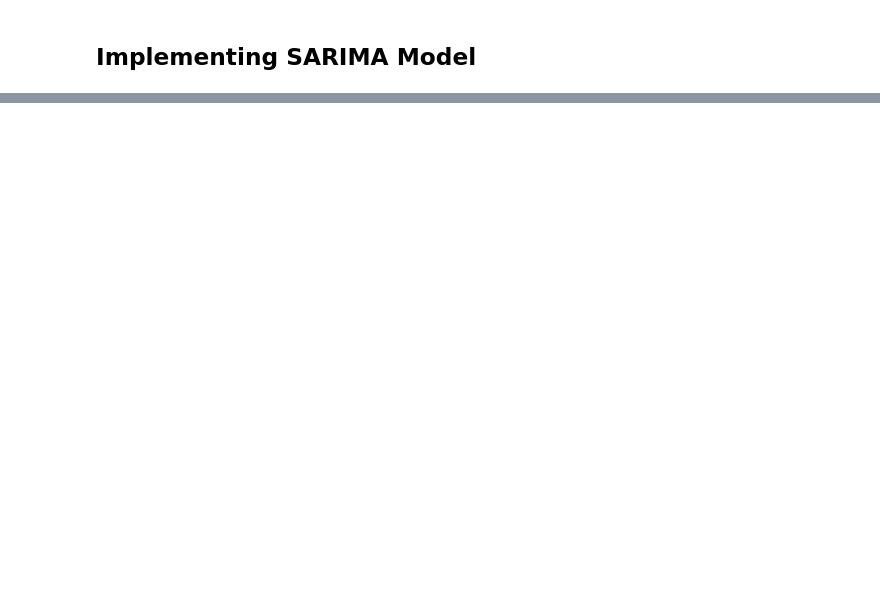
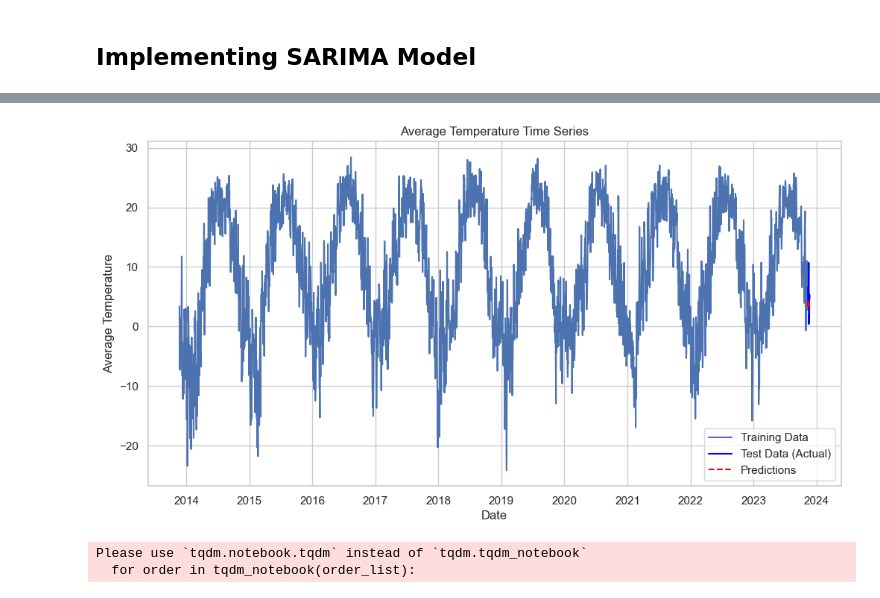
Before and after one commit to mb208/604Final, a Jupyter notebook: notebooks/ARIMA.ipynb, the cells around one changed output, grey strips where cells are left out. Saved outputs shown, nothing was run; the diff lists cells and outputs as text; code cells hidden in the pictures; blank space fills up the shorter version.

```diff
--- a/notebooks/ARIMA.ipynb
+++ b/notebooks/ARIMA.ipynb
@@ -121,4 +234,5 @@ result_d_0.head()
 # %%
-best_model_0 = SARIMAX(data['temp_mean'], order= (4, 0, 3)).fit()
+# best_model_0 = SARIMAX(data1['temp_mean'], order= (1, 0, 1), seasonal_order=(1, 1, 1, 365)).fit()
+best_model_0 = SARIMAX(train_data['temp_mean'], order= (2, 0, 13)).fit()
 print(best_model_0.summary())
 # %% [output]
@@ -169,0 +274,9 @@ Warnings:
+# %%
+test_mean_temp = test_data['temp_mean']
+
+
+predictions = np.array(best_model_0.forecast(steps=len(test_mean_temp)))
+
+
+rmse = np.sqrt(mean_squared_error(np.array(test_mean_temp), predictions))
+rmse
@@ -169,0 +304,40 @@ Warnings:
+# %%
+train_dates = train_data['date']
+test_dates = test_data['date']
+
+# Plotting
+plt.figure(figsize=(12, 6))
+plt.plot(train_dates, train_data['temp_mean'], label='Training Data')
+plt.plot(test_dates, test_mean_temp, label='Test Data (Actual)', color='blue')
+plt.plot(test_dates, predictions, label='Predictions', color='red', linestyle='--')
+plt.xlabel('Date')
+plt.ylabel('Average Temperature')
+plt.title('Average Temperature Time Series')
+plt.legend()
+plt.grid(True)
+plt.show()
+# %% [output]
+[figure, added]
+# %%
+from itertools import product
+from tqdm import tqdm_notebook
+
+ps = range(0, 5, 1)
+d = 0
+qs = range(1, 20, 2)
+
+parameters = product(ps, qs)
+parameters_list = list(parameters)
+
+order_list = []
+
+for each in parameters_list:
+    each = list(each)
+    each.insert(1, d)
+    each = tuple(each)
+    order_list.append(each)
+
+result_d_1 = optimize_ARIMA(order_list, exog = train_data['temp_min'])
+# %% [output]
+Please use `tqdm.notebook.tqdm` instead of `tqdm.tqdm_notebook`
+  for order in tqdm_notebook(order_list):
```
Also changed, not shown: parts of 40 cells of this notebook.
